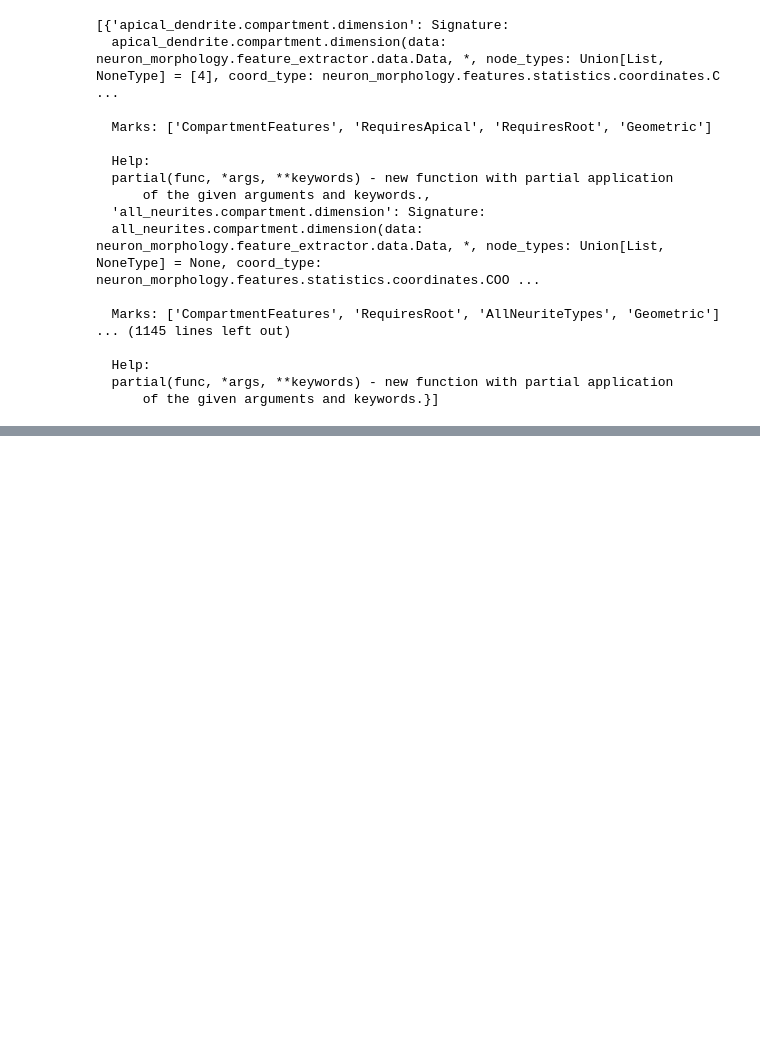
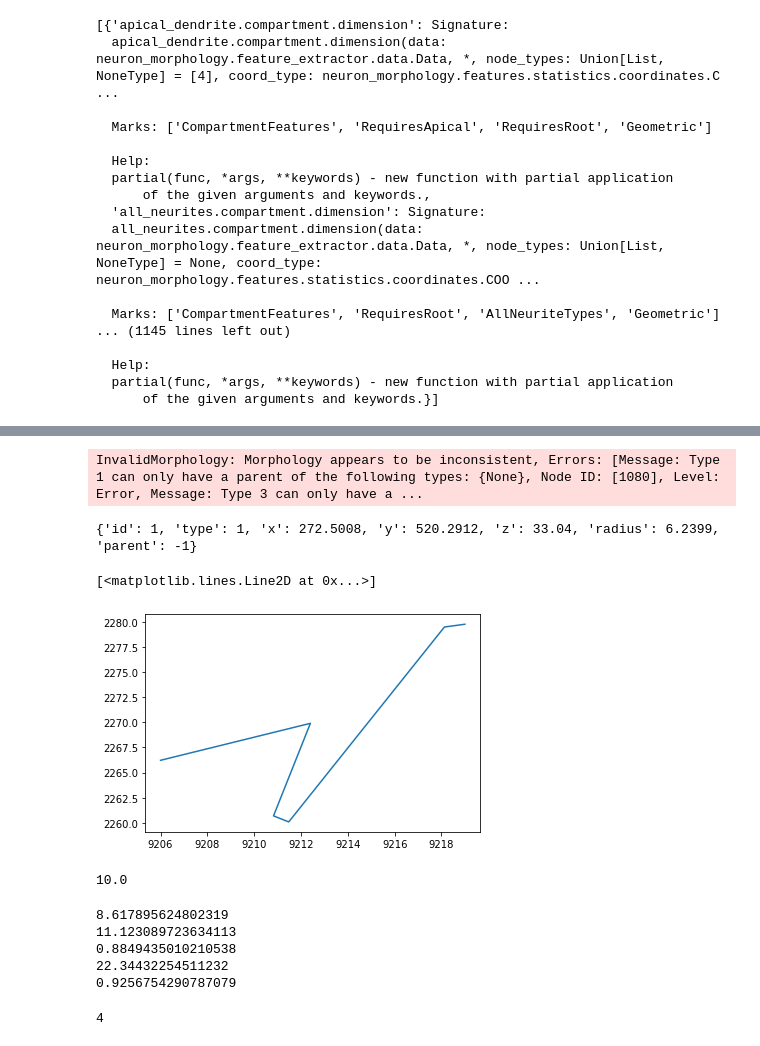
Before and after one commit to AllenInstitute/neuron_morphology, a Jupyter notebook: notebooks/extract_features_test.ipynb, the cells around one changed output, grey strips where cells are left out. Cells and saved outputs as stored; diff of their text form; code cells hidden in the pictures; blank space fills up the shorter version.

```diff
--- a/notebooks/extract_features_test.ipynb
+++ b/notebooks/extract_features_test.ipynb
@@ -88,3 +124,47 @@ table_path = "test_features.csv"
 features_writer = fw.FeatureWriter(heavy_path, table_path)
 features_writer.output = features
 features_writer.write_table()
+# %%
+swc_file = "18869-7358-x8916-y4859_stamp_2019_12_17_14_26.swc" #"test.swc"
+morphology = morphology_from_swc(swc_file)
+
+print(len(morphology.nodes()))
+# %% [output]
+InvalidMorphology: Morphology appears to be inconsistent, Errors: [Message: Type 1 can only have a parent of the following types: {None}, Node ID: [1080], Level: Error, Message: Type 3 can only have a ...
+# %%
+soma = morphology.get_soma()
+print(soma)
+# %% [output]
+{'id': 1, 'type': 1, 'x': 272.5008, 'y': 520.2912, 'z': 33.04, 'radius': 6.2399, 'parent': -1}
+# %%
+x = [9206, 9212.4, 9210.825, 9211.475, 9218.125, 9219]
+y = [2266.225, 2269.9, 2260.7, 2260.1, 2279.475, 2279.75]
+z = [8281.175, 8276.725, 8270.675, 8270.65, 8279.575, 8279.7]
+
+import matplotlib.pyplot as plt
+plt.plot(x,y)
+# %% [output]
+[<matplotlib.lines.Line2D at 0x...>]
+[figure, added]
+# %%
+import numpy as np
+
+np.sqrt(100)
+# %% [output]
+10.0
+# %%
+for i in range(5):
+    a = x[i+1] - x[i]
+    b = y[i+1] - y[i]
+    c = z[i+1] - z[i]
+    print(np.sqrt(a*a + b*b + c*c))
+# %% [output]
+8.617895624802319
+11.123089723634113
+0.8849435010210538
+22.34432254511232
+0.9256754290787079
+# %%
+print(len(x))
+# %% [output]
+4
```
Also changed, not shown: parts of 13 cells of this notebook, 2 other files.
